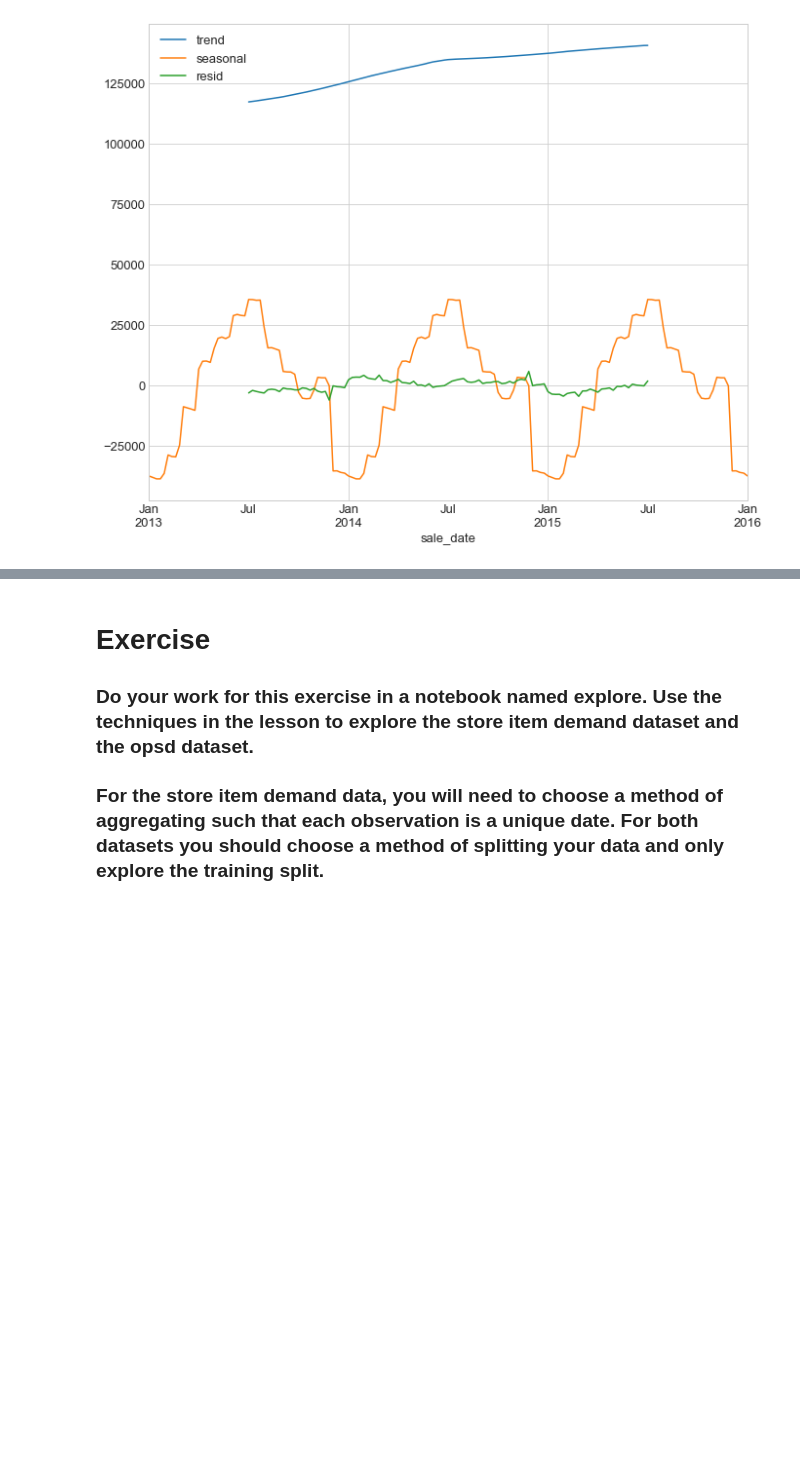
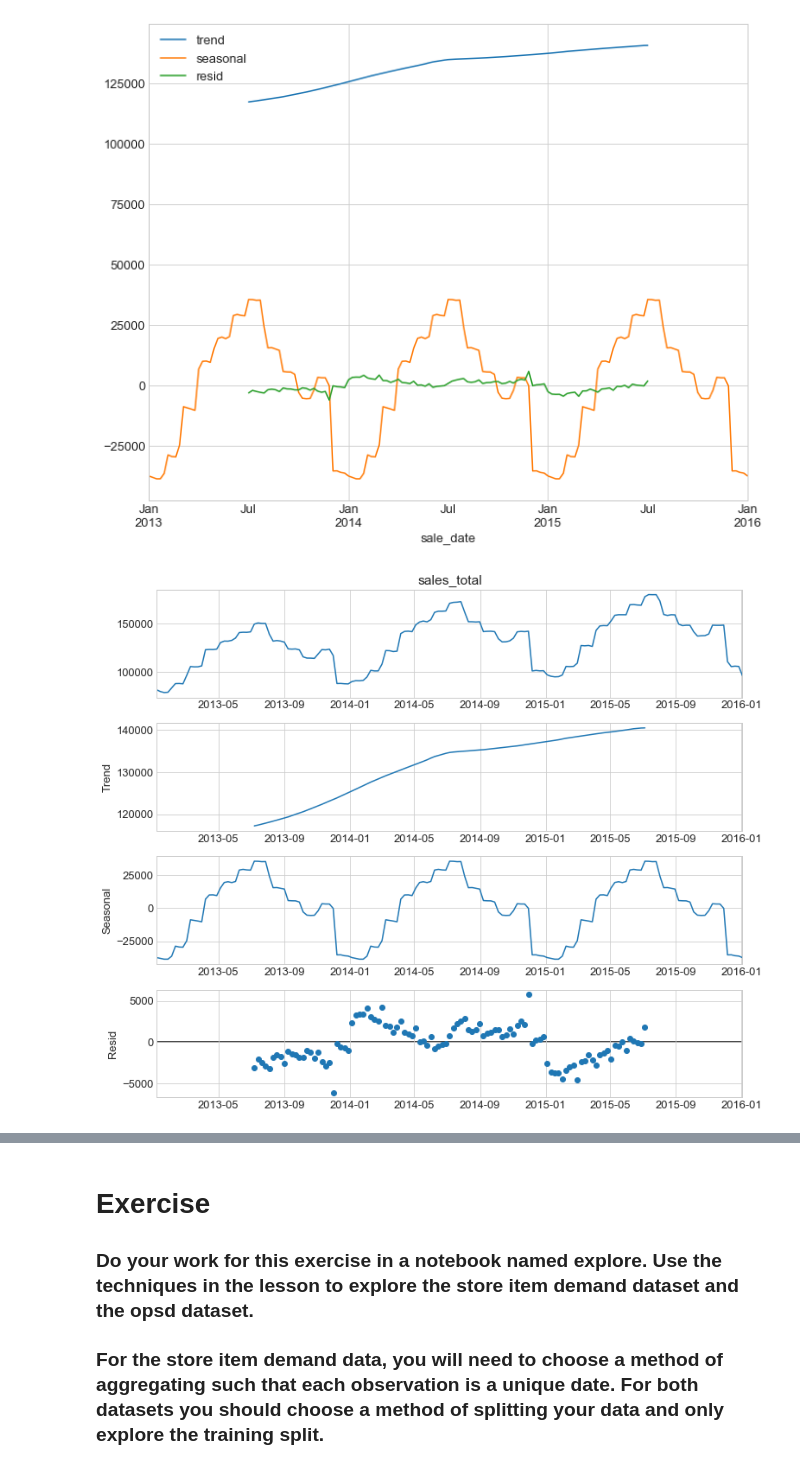
Before and after one commit to george887/time-series-exercises, a Jupyter notebook: explore.ipynb, the cells around one changed output, grey strips where cells are left out. Drawn from its saved outputs; the diff is of its cells as text; code cells hidden in the pictures; blank space fills up the shorter version.

```diff
--- a/explore.ipynb
+++ b/explore.ipynb
@@ -166,3 +176,9 @@ decomposition.iloc[:, 1:].plot()
 # %% [output]
 <matplotlib.axes._subplots.AxesSubplot at 0x...>
 [figure]
+# %%
+# the value returned from seasonal_decompose can itself be plotted:
+result.plot()
+None
+# %% [output]
+[figure, added]
```
Also changed, not shown: parts of 44 cells of this notebook, 1 other file.
